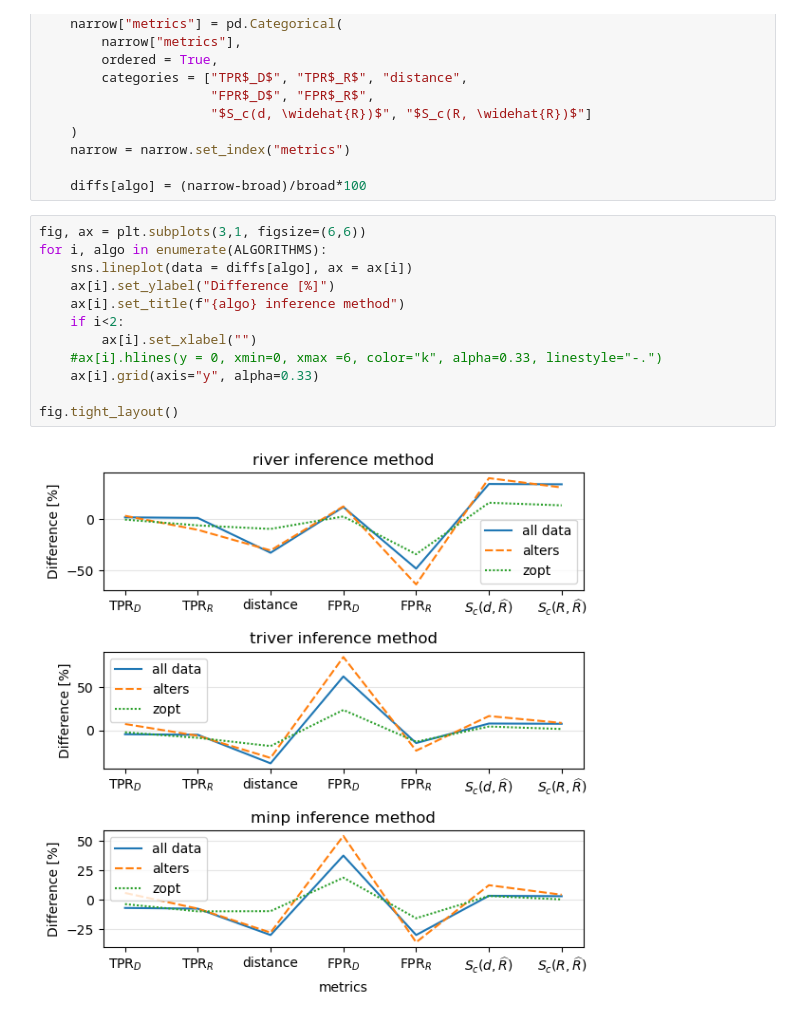
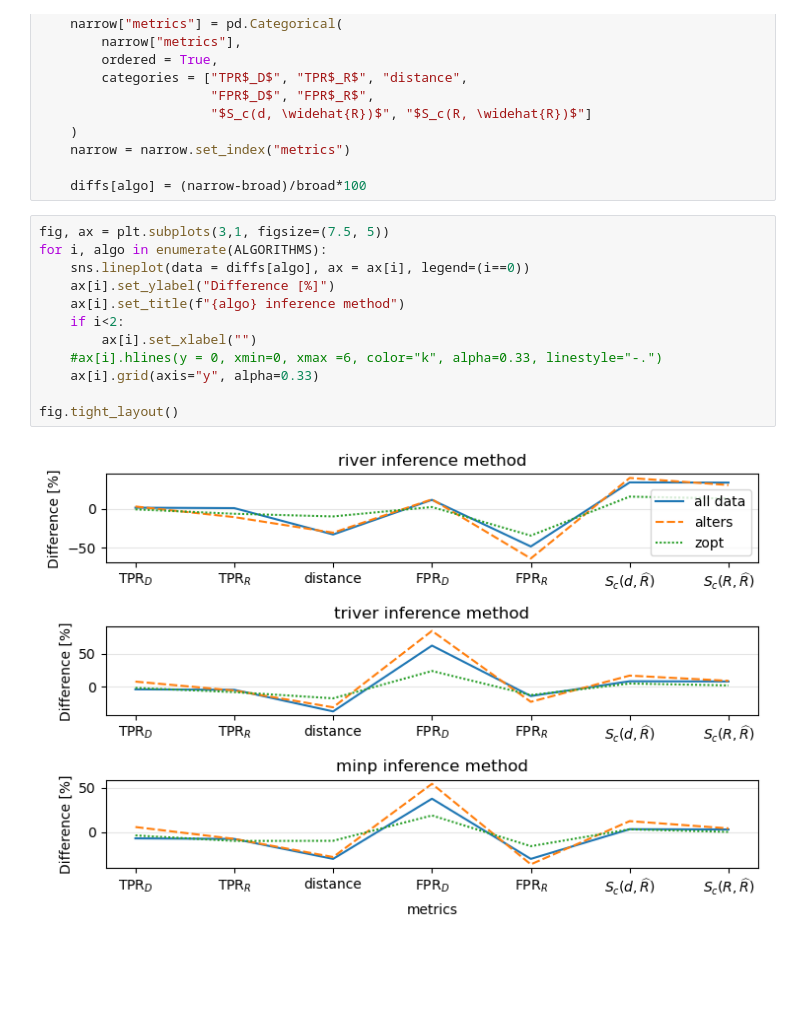
Before and after one commit to alelevente/selcop, a Jupyter notebook: 03_da/05_evaluation/03_local_privacy.ipynb, the cells around one changed output. Drawn from its saved outputs; the diff is of its cells as text; blank space fills up the shorter version.

Commit message:
minor plot modifications

```diff
--- a/03_da/05_evaluation/03_local_privacy.ipynb
+++ b/03_da/05_evaluation/03_local_privacy.ipynb
@@ -492,16 +492,16 @@ for algo in ALGORITHMS:
 
     diffs[algo] = (narrow-broad)/broad*100
 # %%
-fig, ax = plt.subplots(3,1, figsize=(6,6))
+fig, ax = plt.subplots(3,1, figsize=(7.5, 5))
 for i, algo in enumerate(ALGORITHMS):
-    sns.lineplot(data = diffs[algo], ax = ax[i])
+    sns.lineplot(data = diffs[algo], ax = ax[i], legend=(i==0))
     ax[i].set_ylabel("Difference [%]")
     ax[i].set_title(f"{algo} inference method")
     if i<2:
         ax[i].set_xlabel("")
     #ax[i].hlines(y = 0, xmin=0, xmax =6, color="k", alpha=0.33, linestyle="-.")
     ax[i].grid(axis="y", alpha=0.33)
 
 fig.tight_layout()
 # %% [output]
-[figure, old version]
+[figure, new version]
```
Also changed, not shown: 1 other file.
